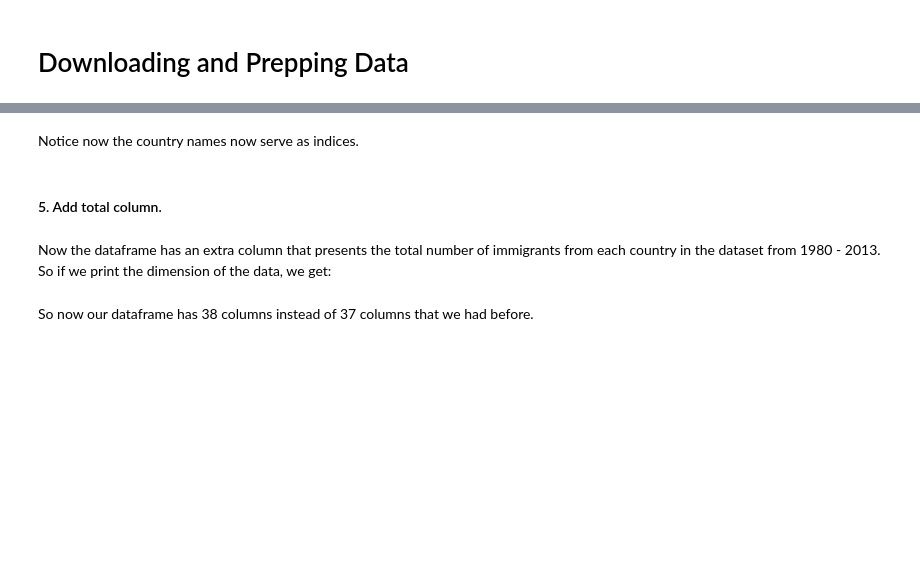
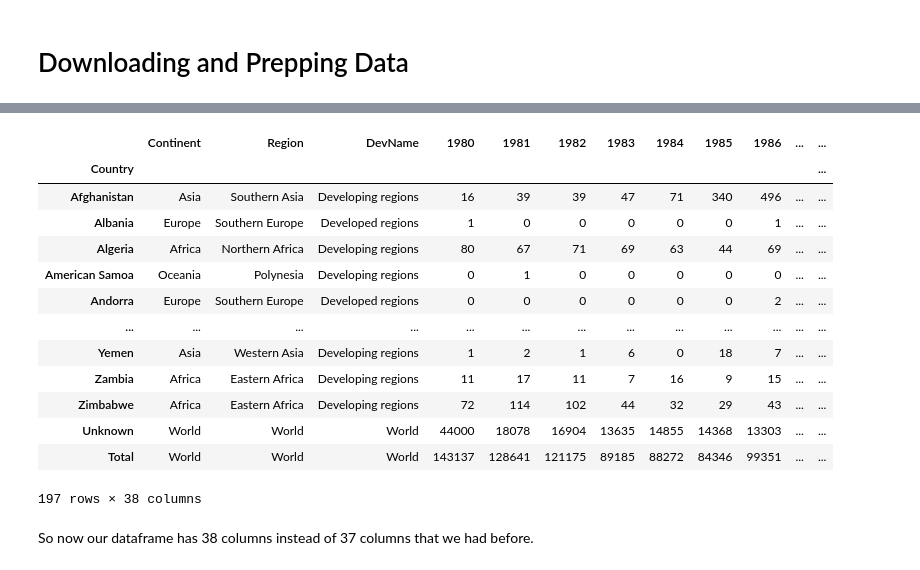
Before and after one commit to ochiengstephen254/data_visualization, a Jupyter notebook: Area-Plots-Histograms-and-Bar-Charts.ipynb, the cells around one changed output, grey strips where cells are left out. Drawn from its saved outputs; the diff is of its cells as text; code cells hidden in the pictures; blank space fills up the shorter version.

```diff
--- a/Area-Plots-Histograms-and-Bar-Charts.ipynb
+++ b/Area-Plots-Histograms-and-Bar-Charts.ipynb
@@ -108,4 +41,0 @@ df_can.head()
-# %% [markdown]
-Notice now the country names now serve as indices.
-# %% [markdown]
-#### 5. Add total column.
@@ -117,2 +41,0 @@ df_can.head()
-# %% [markdown]
-Now the dataframe has an extra column that presents the total number of immigrants from each country in the dataset from 1980 - 2013. So if we print the dimension of the data, we get:
@@ -119,3 +46,22 @@ Now the dataframe has an extra column that presents the total number of immigran
+# %%
+#loading the data
+df_can=pd.read_csv("data/cleaned_canada_immigration_data",index_col=0)#specify the index_col as 0 otherwise it will automatically generate and index.
+df_can
+# %% [output]
+|  | Continent | Region | DevName | 1980 | 1981 | 1982 | 1983 | 1984 | 1985 | 1986 | ... | ... |
+| Country |  |  |  |  |  |  |  |  |  |  |  | ... |
+| Afghanistan | Asia | Southern Asia | Developing regions | 16 | 39 | 39 | 47 | 71 | 340 | 496 | ... | ... |
+| Albania | Europe | Southern Europe | Developed regions | 1 | 0 | 0 | 0 | 0 | 0 | 1 | ... | ... |
+| Algeria | Africa | Northern Africa | Developing regions | 80 | 67 | 71 | 69 | 63 | 44 | 69 | ... | ... |
+| American Samoa | Oceania | Polynesia | Developing regions | 0 | 1 | 0 | 0 | 0 | 0 | 0 | ... | ... |
+| Andorra | Europe | Southern Europe | Developed regions | 0 | 0 | 0 | 0 | 0 | 0 | 2 | ... | ... |
+| ... | ... | ... | ... | ... | ... | ... | ... | ... | ... | ... | ... | ... |
+| Yemen | Asia | Western Asia | Developing regions | 1 | 2 | 1 | 6 | 0 | 18 | 7 | ... | ... |
+| Zambia | Africa | Eastern Africa | Developing regions | 11 | 17 | 11 | 7 | 16 | 9 | 15 | ... | ... |
+| Zimbabwe | Africa | Eastern Africa | Developing regions | 72 | 114 | 102 | 44 | 32 | 29 | 43 | ... | ... |
+| Unknown | World | World | World | 44000 | 18078 | 16904 | 13635 | 14855 | 14368 | 13303 | ... | ... |
+| Total | World | World | World | 143137 | 128641 | 121175 | 89185 | 88272 | 84346 | 99351 | ... | ... |
+197 rows × 38 columns
 # %%
 print('data dimensions:', df_can.shape)
 # %% [markdown]
```
Also changed, not shown: parts of 53 cells of this notebook.
